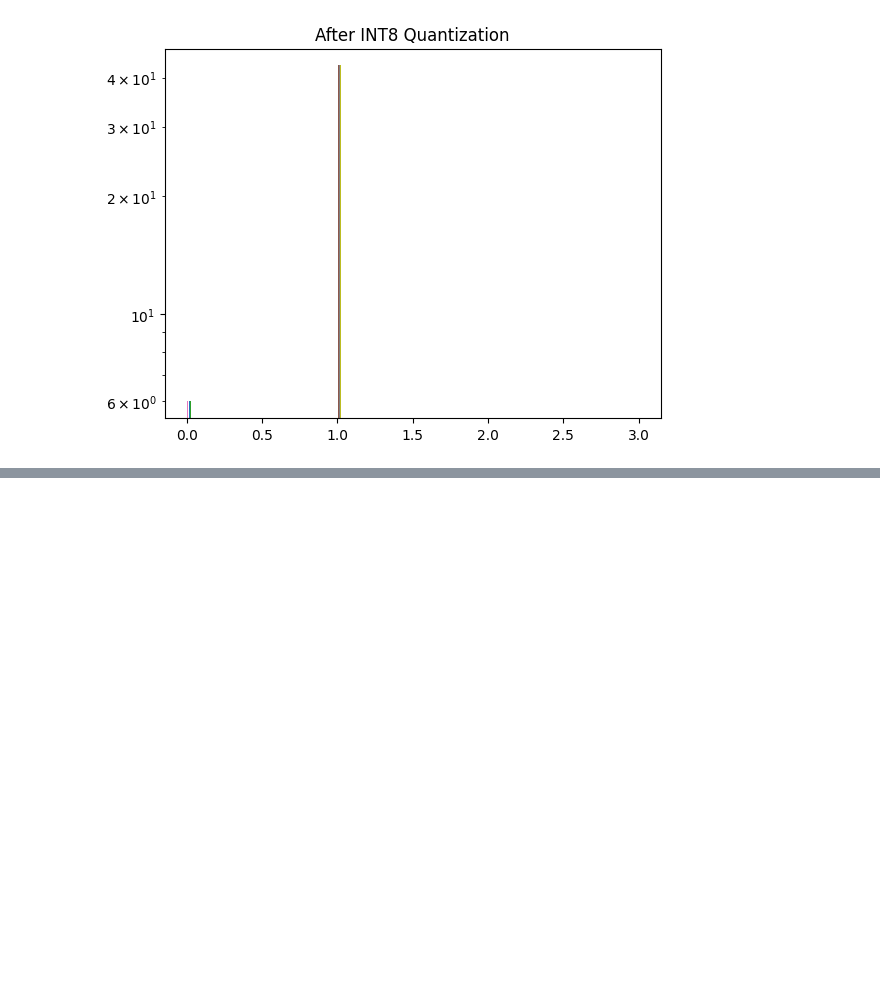
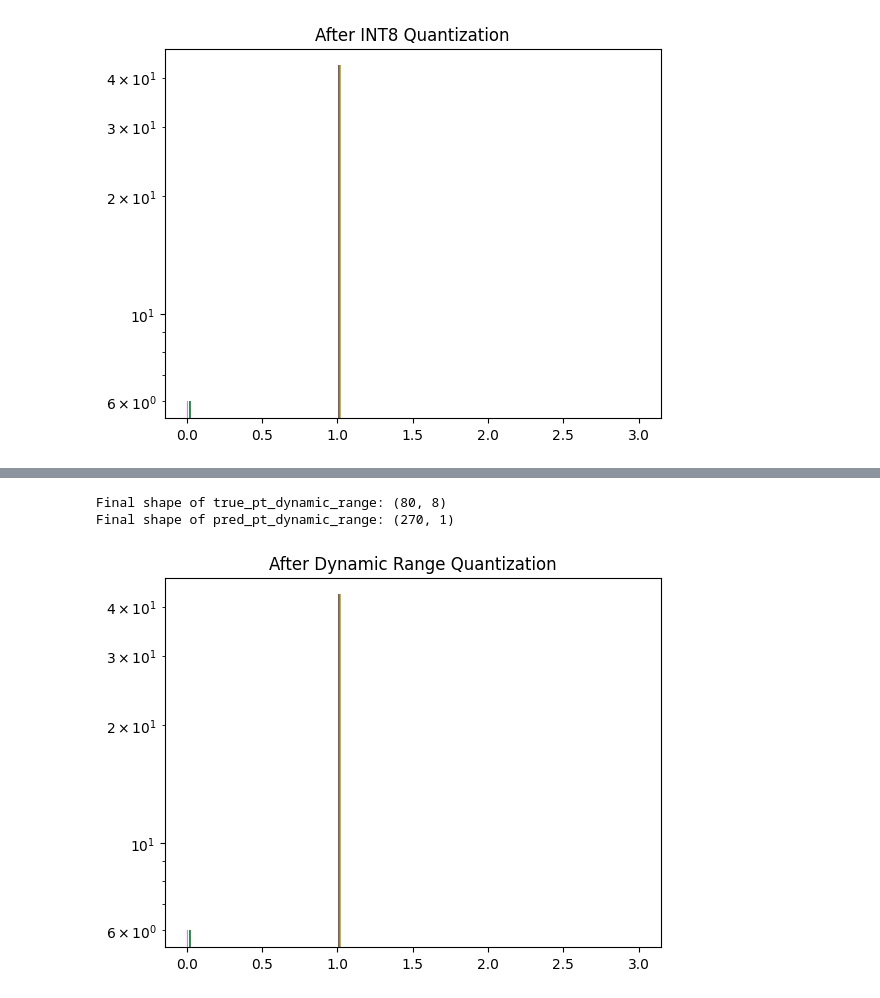
Before and after one commit to raj2022/quantization_prunings, a Jupyter notebook: Post-Training_Quantization/Work_dataset/Quantized_model_final.ipynb, the cells around one changed output, grey strips where cells are left out. Cells and saved outputs as stored; diff of their text form; code cells hidden in the pictures; blank space fills up the shorter version.

```diff
--- a/Post-Training_Quantization/Work_dataset/Quantized_model_final.ipynb
+++ b/Post-Training_Quantization/Work_dataset/Quantized_model_final.ipynb
@@ -329,0 +354,8 @@ Total Inference Time (Quantized): 1.5244393348693848 seconds
+# %%
+# Save the dynamically quantized model
+with open('dynamic_range_quantized_model.tflite', 'wb') as f:
+    f.write(dynamic_range_tflite_model)
+# %%
+# Assuming you have a TensorFlow Lite dynamic range quantized model (dynamic_range_tflite_model)
+interpreter = tf.lite.Interpreter(model_content=dynamic_range_tflite_model)
+interpreter.allocate_tensors()
@@ -329,0 +366,10 @@ Total Inference Time (Quantized): 1.5244393348693848 seconds
+# %%
+# Lists to store true and predicted pt values
+true_pts_quantized = []
+pred_pts_quantized = []
+
+# Measure inference time and process output for the quantized dataset
+inference_times_quantized = []
+
+# Run inference
+interpreter.invoke()
@@ -329,0 +383,5 @@ Total Inference Time (Quantized): 1.5244393348693848 seconds
+# %%
+
+# Create an interpreter for the dynamic range quantized model
+interpreter_dynamic_range = tf.lite.Interpreter(model_content=dynamic_range_tflite_model)
+interpreter_dynamic_range.allocate_tensors()
@@ -329,0 +470,18 @@ Total Inference Time (Quantized): 1.5244393348693848 seconds
+# %%
+# After the loop, concatenate true and predicted pt values
+true_pt_dynamic_range = np.concatenate(true_pts_quantized)
+pred_pt_dynamic_range = np.concatenate(pred_pts_quantized)
+
+# Print the final shapes for debugging
+print(f"Final shape of true_pt_dynamic_range: {true_pt_dynamic_range.shape}")
+print(f"Final shape of pred_pt_dynamic_range: {pred_pt_dynamic_range.shape}")
+
+# Plot the histogram
+plt.hist(pred_pt_dynamic_range[:80] / true_pt_dynamic_range[:, 0], bins=np.linspace(0, 3, 100))
+plt.title("After Dynamic Range Quantization")
+plt.yscale("log")
+plt.show()
+# %% [output]
+Final shape of true_pt_dynamic_range: (80, 8)
+Final shape of pred_pt_dynamic_range: (270, 1)
+[figure, added]
```
Also changed, not shown: parts of 29 cells of this notebook, 2 other files.
